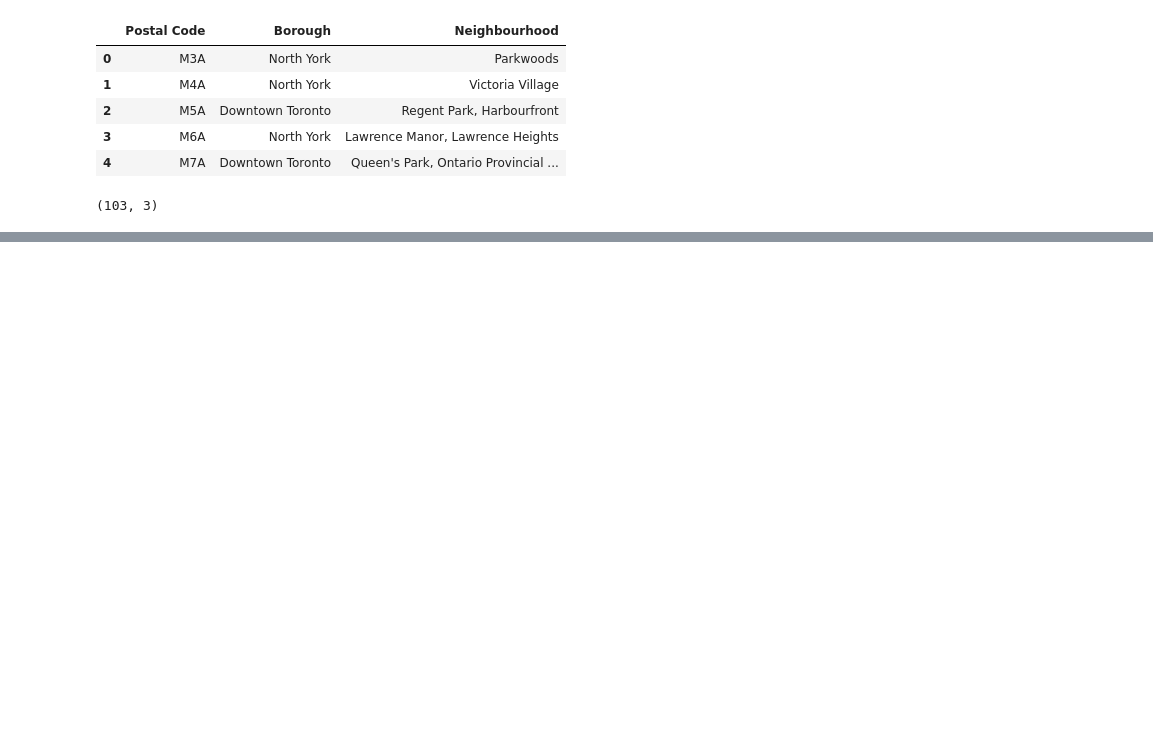
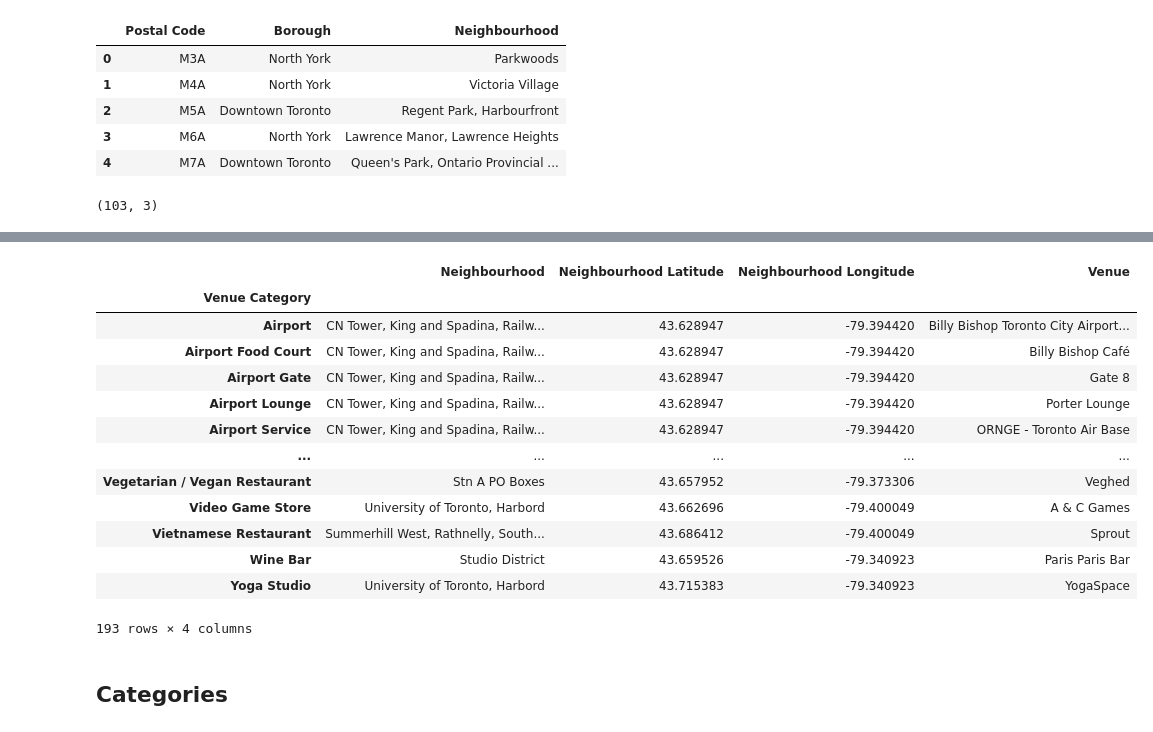
Before and after one commit to blackjacc/Coursera_Capstone, a Jupyter notebook: SC_neighborhoods.ipynb, the cells around one changed output, grey strips where cells are left out. Cells and saved outputs as stored; diff of their text form; code cells hidden in the pictures; blank space fills up the shorter version.

```diff
--- a/SC_neighborhoods.ipynb
+++ b/SC_neighborhoods.ipynb
@@ -140,0 +320,21 @@ df.shape
+# %%
+## different types
+
+venues_in_toronto.groupby('Venue Category').max()
+# %% [output]
+|  | Neighbourhood | Neighbourhood Latitude | Neighbourhood Longitude | Venue |
+| Venue Category |  |  |  |  |
+| Airport | CN Tower, King and Spadina, Railw... | 43.628947 | -79.394420 | Billy Bishop Toronto City Airport... |
+| Airport Food Court | CN Tower, King and Spadina, Railw... | 43.628947 | -79.394420 | Billy Bishop Café |
+| Airport Gate | CN Tower, King and Spadina, Railw... | 43.628947 | -79.394420 | Gate 8 |
+| Airport Lounge | CN Tower, King and Spadina, Railw... | 43.628947 | -79.394420 | Porter Lounge |
+| Airport Service | CN Tower, King and Spadina, Railw... | 43.628947 | -79.394420 | ORNGE - Toronto Air Base |
+| ... | ... | ... | ... | ... |
+| Vegetarian / Vegan Restaurant | Stn A PO Boxes | 43.657952 | -79.373306 | Veghed |
+| Video Game Store | University of Toronto, Harbord | 43.662696 | -79.400049 | A & C Games |
+| Vietnamese Restaurant | Summerhill West, Rathnelly, South... | 43.686412 | -79.400049 | Sprout |
+| Wine Bar | Studio District | 43.659526 | -79.340923 | Paris Paris Bar |
+| Yoga Studio | University of Toronto, Harbord | 43.715383 | -79.340923 | YogaSpace |
+193 rows × 4 columns
+# %% [markdown]
+## Categories
```
Also changed, not shown: parts of 36 cells of this notebook.
